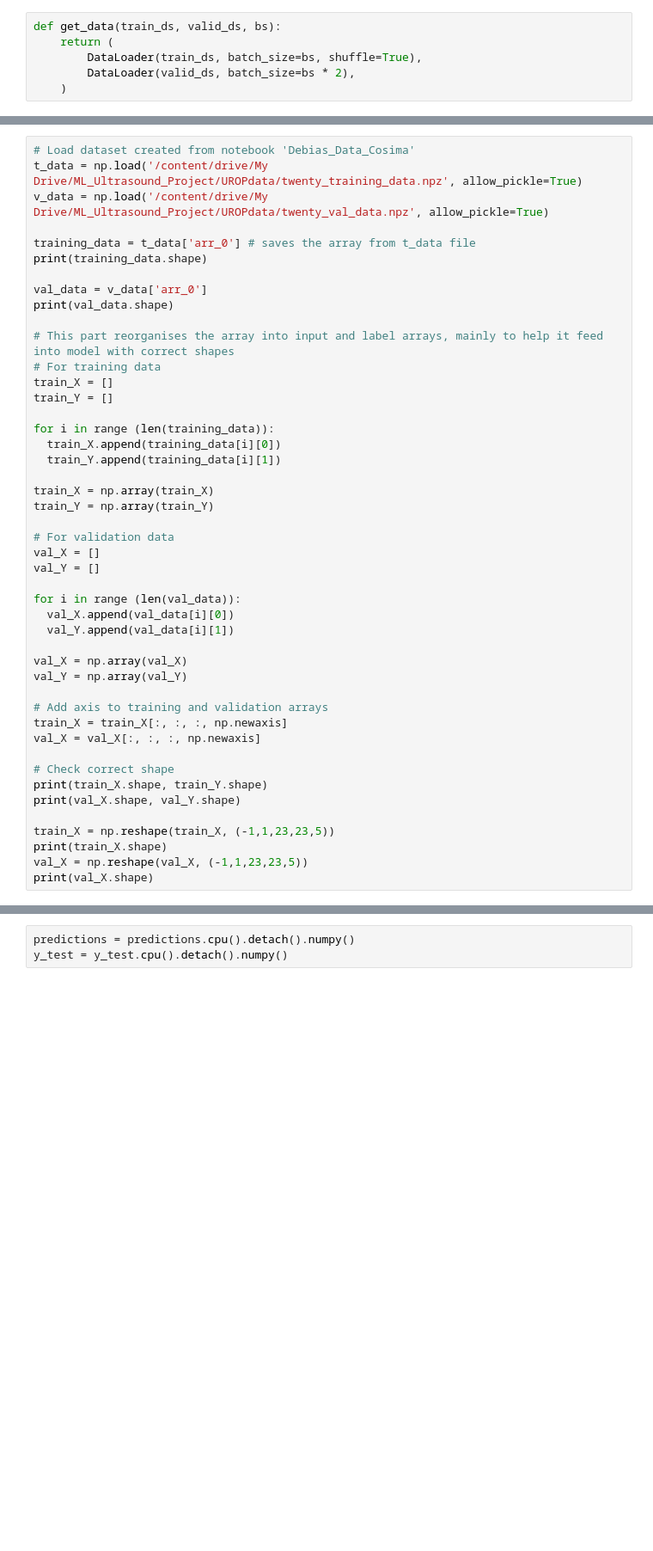
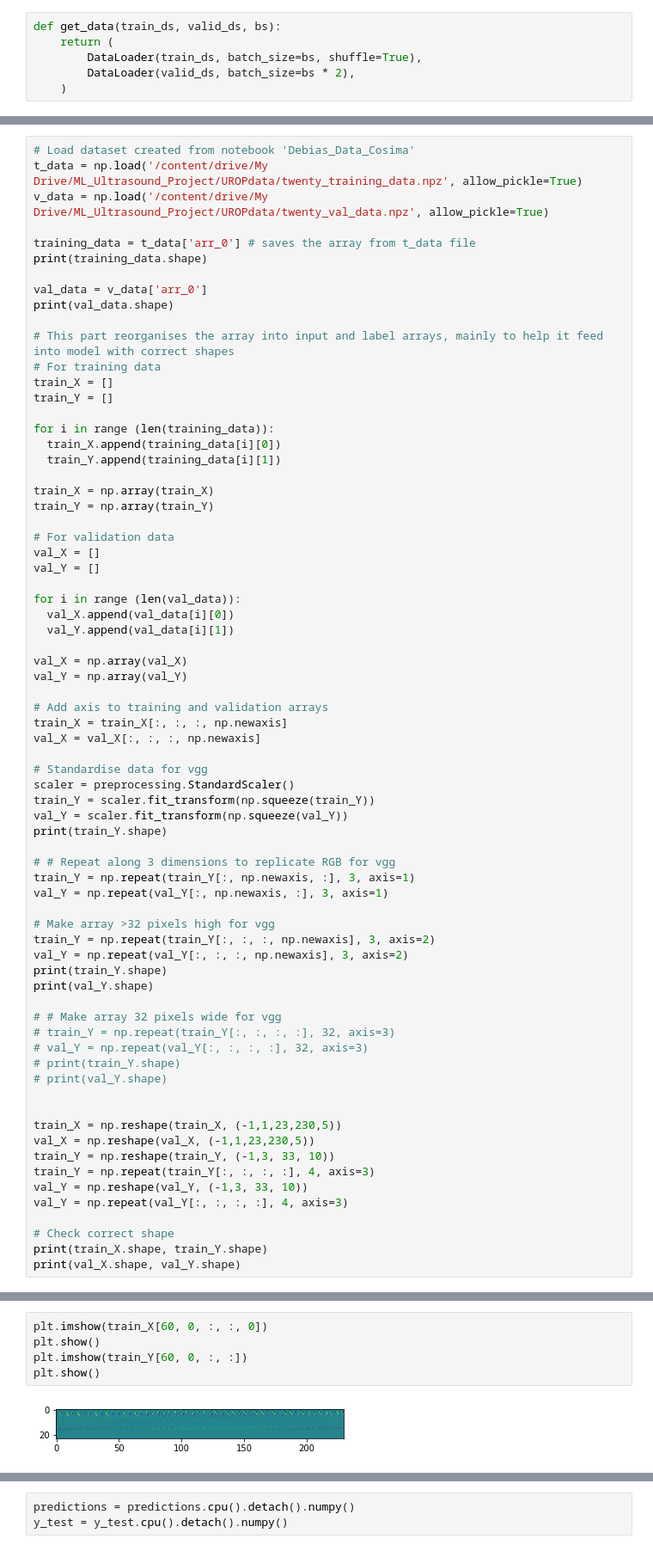
Before and after one commit to nicku-a/ConvLSTM_3D_Brain_Ultrasound, a Jupyter notebook: CNN_PyTorch.ipynb, the cells around one changed output, grey strips where cells are left out. Shown at 86% size. Drawn from its saved outputs; the diff is of its cells as text; blank space fills up the shorter version.

```diff
--- a/CNN_PyTorch.ipynb
+++ b/CNN_PyTorch.ipynb
@@ -234,14 +232,39 @@ val_Y = np.array(val_Y)
 train_X = train_X[:, :, :, np.newaxis]
 val_X = val_X[:, :, :, np.newaxis]
 
+# Standardise data for vgg
+scaler = preprocessing.StandardScaler()
+train_Y = scaler.fit_transform(np.squeeze(train_Y))
+val_Y = scaler.fit_transform(np.squeeze(val_Y))
+print(train_Y.shape)
+
+# # Repeat along 3 dimensions to replicate RGB for vgg
+train_Y = np.repeat(train_Y[:, np.newaxis, :], 3, axis=1)
+val_Y = np.repeat(val_Y[:, np.newaxis, :], 3, axis=1)
+
+# Make array >32 pixels high for vgg
+train_Y = np.repeat(train_Y[:, :, :, np.newaxis], 3, axis=2)
+val_Y = np.repeat(val_Y[:, :, :, np.newaxis], 3, axis=2)
+print(train_Y.shape)
+print(val_Y.shape)
+
+# # Make array 32 pixels wide for vgg
+# train_Y = np.repeat(train_Y[:, :, :, :], 32, axis=3)
+# val_Y = np.repeat(val_Y[:, :, :, :], 32, axis=3)
+# print(train_Y.shape)
+# print(val_Y.shape)
+
+
+train_X = np.reshape(train_X, (-1,1,23,230,5))
+val_X = np.reshape(val_X, (-1,1,23,230,5))
+train_Y = np.reshape(train_Y, (-1,3, 33, 10))
+train_Y = np.repeat(train_Y[:, :, :, :], 4, axis=3)
+val_Y = np.reshape(val_Y, (-1,3, 33, 10))
+val_Y = np.repeat(val_Y[:, :, :, :], 4, axis=3)
+
 # Check correct shape
 print(train_X.shape, train_Y.shape)
 print(val_X.shape, val_Y.shape)
-
-train_X = np.reshape(train_X, (-1,1,23,23,5))
-print(train_X.shape)
-val_X = np.reshape(val_X, (-1,1,23,23,5))
-print(val_X.shape)
 # %% [output]
 (7680, 2)
 (1200, 2)
@@ -251,0 +276,7 @@ print(val_X.shape)
+# %%
+plt.imshow(train_X[60, 0, :, :, 0])
+plt.show()
+plt.imshow(train_Y[60, 0, :, :])
+plt.show()
+# %% [output]
+[figure, added]
```
Also changed, not shown: parts of 30 cells of this notebook.
